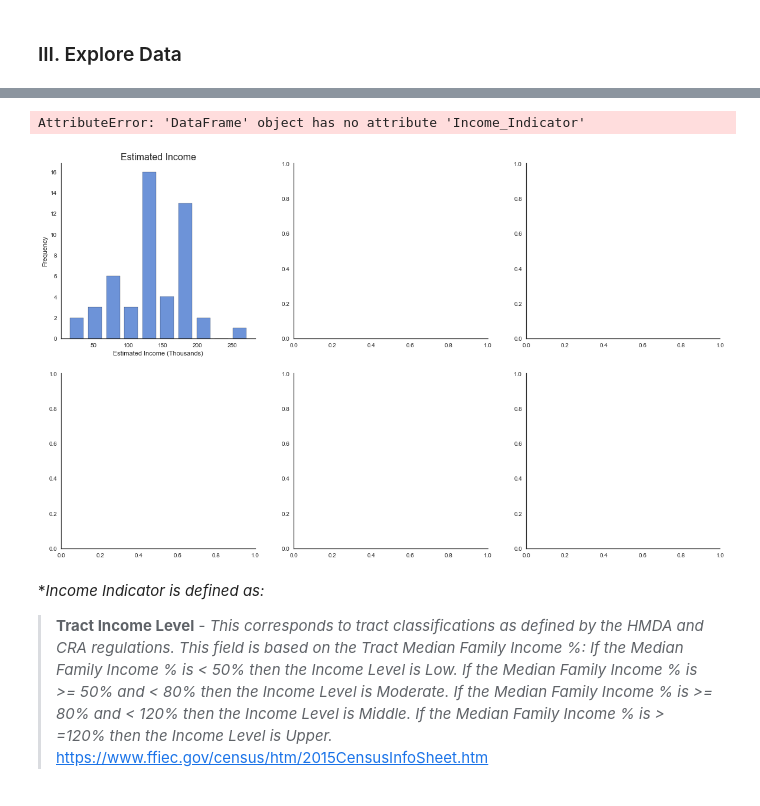
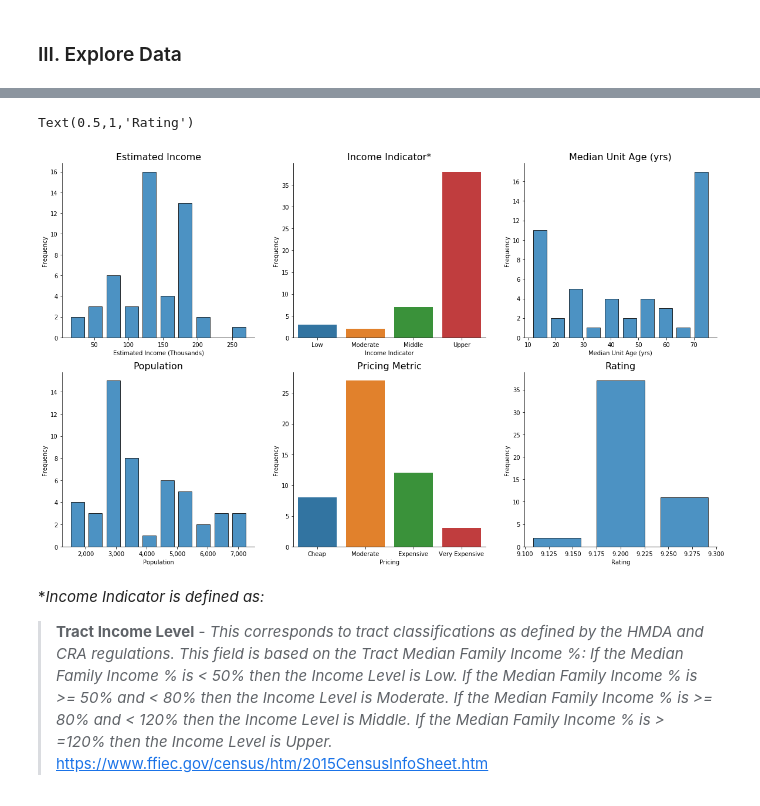
Before and after one commit to braddroegkamp/Coursera_Capstone, a Jupyter notebook: Optimized_Rating_Model_PartI.ipynb, the cells around one changed output, grey strips where cells are left out. Drawn from its saved outputs; the diff is of its cells as text; code cells hidden in the pictures.

Commit message:
finished notebook.  updated restaurants.csv with most recent merged dataset

```diff
--- a/Optimized_Rating_Model_PartI.ipynb
+++ b/Optimized_Rating_Model_PartI.ipynb
@@ -230,0 +234,3 @@ restaurants.head()
+# %%
+restaurants = pd.read_csv('restaurants.csv', index_col=0)
+restaurants.head()
@@ -253,43 +266,47 @@ from matplotlib import ticker
 import matplotlib.cm as cm
 import matplotlib.colors as colors
 import seaborn as sns
+
+# warnings for ignoring seaborn compatibility issues with matplotlib
 import warnings
+warnings.filterwarnings("ignore", category=DeprecationWarning)
+warnings.filterwarnings("ignore", category=UserWarning)
 warnings.filterwarnings("ignore", category=FutureWarning)
 
 fig, ax = plt.subplots(2, 3, figsize=(20, 12))
 sns.despine()
 sns.distplot(restaurants.Est_Income/1000, kde=False, bins=10,
              hist_kws={"rwidth":0.75,'edgecolor':'black', 'alpha':0.8}, ax=ax[0, 0])
 ax[0, 0].set_xlabel("Estimated Income (Thousands)")
 ax[0, 0].set_ylabel("Frequency")
 ax[0, 0].set_title("Estimated Income", fontsize=16)
-sns.countplot(restaurants.Income_Indicator, order=['Low', 'Moderate', 'Middle', 'Upper'] , ax=ax[0, 1])
+sns.countplot(restaurants.Income_Indicator, order=['Low', 'Moderate', 'Middle', 'Upper'], ax=ax[0, 1])
 ax[0, 1].set_xlabel("Income Indicator")
 ax[0, 1].set_ylabel("Frequency")
 ax[0, 1].set_title("Income Indicator*", fontsize=16)
 sns.distplot(restaurants.Median_Unit_Age, kde=False, bins=10,
              hist_kws={"rwidth":0.75,'edgecolor':'black', 'alpha':0.8}, ax=ax[0, 2])
 ax[0, 2].set_xlabel("Median Unit Age (yrs)")
 ax[0, 2].set_ylabel("Frequency")
 ax[0, 2].set_title("Median Unit Age (yrs)", fontsize=16)
 sns.distplot(restaurants.Population, kde=False, bins=10,
              hist_kws={"rwidth":0.75,'edgecolor':'black', 'alpha':0.8}, ax=ax[1, 0])
 ax[1, 0].set_xlabel("Population")
 ax[1, 0].set_ylabel("Frequency")
 ax[1, 0].set_title("Population", fontsize=16)
 ax[1, 0].xaxis.set_major_formatter(ticker.StrMethodFormatter('{x:,.0f}'))
-sns.countplot(restaurants.Pricing, order=['Low', 'Middle', 'Moderate', 'Upper'] , ax=ax[1, 1])
+sns.countplot(restaurants.Pricing, order=['Cheap', 'Moderate', 'Expensive', 'Very Expensive'], ax=ax[1, 1])
 ax[1, 1].set_xlabel("Pricing")
 ax[1, 1].set_ylabel("Frequency")
 ax[1, 1].set_title("Pricing Metric", fontsize=16)
-sns.distplot(restaurants.Rating, kde=False, bins=10,
+sns.distplot(restaurants.Rating, kde=False, bins=3,
              hist_kws={"rwidth":0.75,'edgecolor':'black', 'alpha':0.8}, ax=ax[1, 2])
 ax[1, 2].set_xlabel("Rating")
 ax[1, 2].set_ylabel("Frequency")
 ax[1, 2].set_title("Rating", fontsize=16)
 # %% [output]
-AttributeError: 'DataFrame' object has no attribute 'Income_Indicator'
+Text(0.5,1,'Rating')
-[figure, old version]
+[figure, new version]
 # %% [markdown]
 \**Income Indicator is defined as:*
 >**Tract Income Level** - *This corresponds to tract classifications as defined by the HMDA and CRA regulations. This field is based on the Tract Median Family Income %:
```
Also changed, not shown: parts of 25 cells of this notebook, 1 other file.
